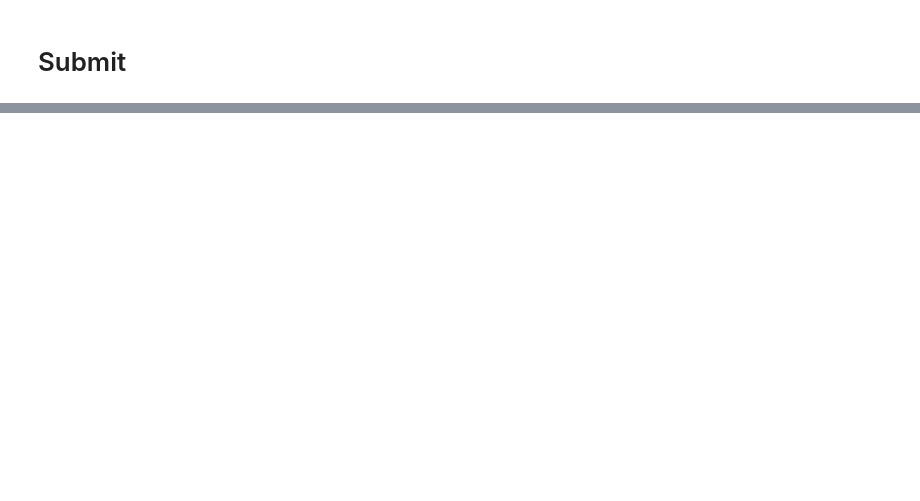
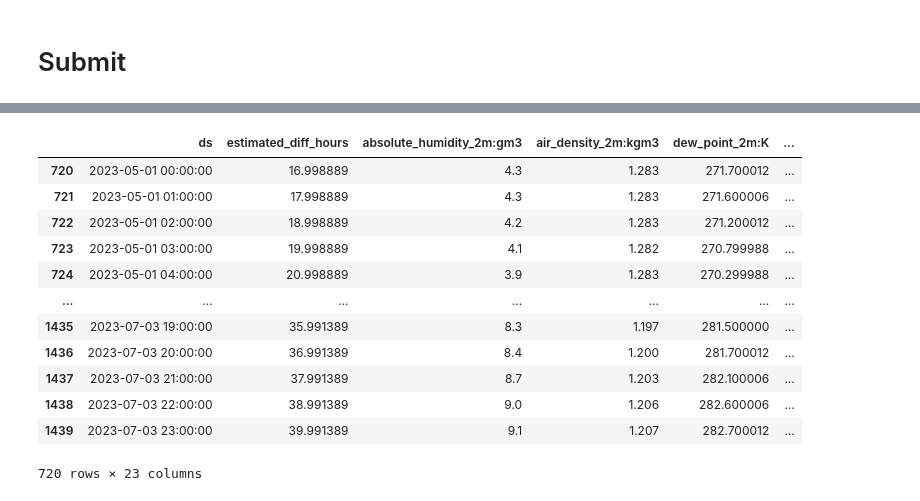
Before and after one commit to jorgensandhaug/TDT4173, a Jupyter notebook: autogluon_each_location.ipynb, the cells around one changed output, grey strips where cells are left out. Saved outputs shown, nothing was run; the diff lists cells and outputs as text; code cells hidden in the pictures; blank space fills up the shorter version.

```diff
--- a/autogluon_each_location.ipynb
+++ b/autogluon_each_location.ipynb
@@ -650,3 +649,20 @@ Loaded data from: test.csv | Columns = 4 / 4 | Rows = 2160 -> 2160
+# %%
+(test_data["location"]=="C").sum()
+test_data[test_data["location"]=="B"]
+# %% [output]
+|  | ds | estimated_diff_hours | absolute_humidity_2m:gm3 | air_density_2m:kgm3 | dew_point_2m:K | ... |
+| 720 | 2023-05-01 00:00:00 | 16.998889 | 4.3 | 1.283 | 271.700012 | ... |
+| 721 | 2023-05-01 01:00:00 | 17.998889 | 4.3 | 1.283 | 271.600006 | ... |
+| 722 | 2023-05-01 02:00:00 | 18.998889 | 4.2 | 1.283 | 271.200012 | ... |
+| 723 | 2023-05-01 03:00:00 | 19.998889 | 4.1 | 1.282 | 270.799988 | ... |
+| 724 | 2023-05-01 04:00:00 | 20.998889 | 3.9 | 1.283 | 270.299988 | ... |
+| ... | ... | ... | ... | ... | ... | ... |
+| 1435 | 2023-07-03 19:00:00 | 35.991389 | 8.3 | 1.197 | 281.500000 | ... |
+| 1436 | 2023-07-03 20:00:00 | 36.991389 | 8.4 | 1.200 | 281.700012 | ... |
+| 1437 | 2023-07-03 21:00:00 | 37.991389 | 8.7 | 1.203 | 282.100006 | ... |
+| 1438 | 2023-07-03 22:00:00 | 38.991389 | 9.0 | 1.206 | 282.600006 | ... |
+| 1439 | 2023-07-03 23:00:00 | 39.991389 | 9.1 | 1.207 | 282.700012 | ... |
+720 rows × 23 columns
 # %%
 # predict, grouped by location
 predictions = []
```
Also changed, not shown: parts of 12 cells of this notebook, 1 other file.
